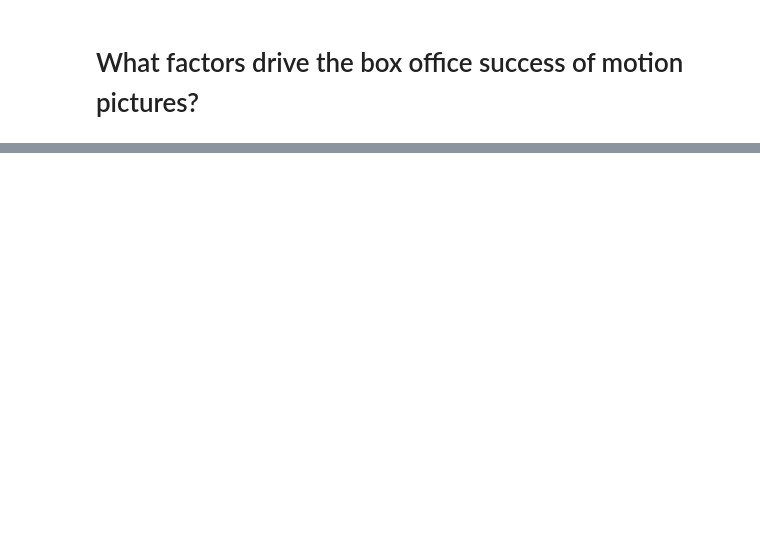
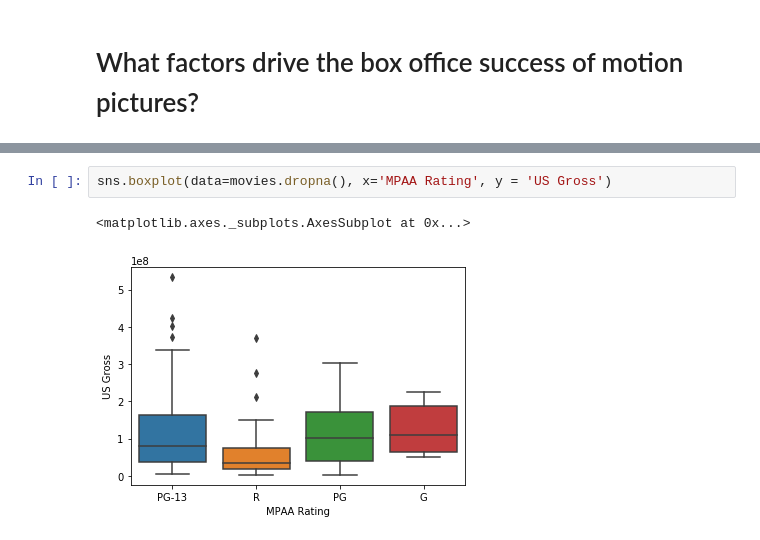
Before and after one commit to DoctorDatah/Machine-Learning, a Jupyter notebook: EDA/Movies Rating and Gross EDA/EDA Movies.ipynb, the cells around one changed output, grey strips where cells are left out. Drawn from its saved outputs; the diff is of its cells as text; blank space fills up the shorter version.

```diff
--- a/EDA/Movies Rating and Gross EDA/EDA Movies.ipynb
+++ b/EDA/Movies Rating and Gross EDA/EDA Movies.ipynb
@@ -256,0 +294,5 @@ Surprisingly, G Rating are produced less in number than R, PG-13, and PG rated m
+# %%
+sns.boxplot(data=movies.dropna(), x='MPAA Rating', y = 'US Gross')
+# %% [output]
+<matplotlib.axes._subplots.AxesSubplot at 0x...>
+[figure, added]
```
Also changed, not shown: parts of 31 cells of this notebook, 23 other files.
